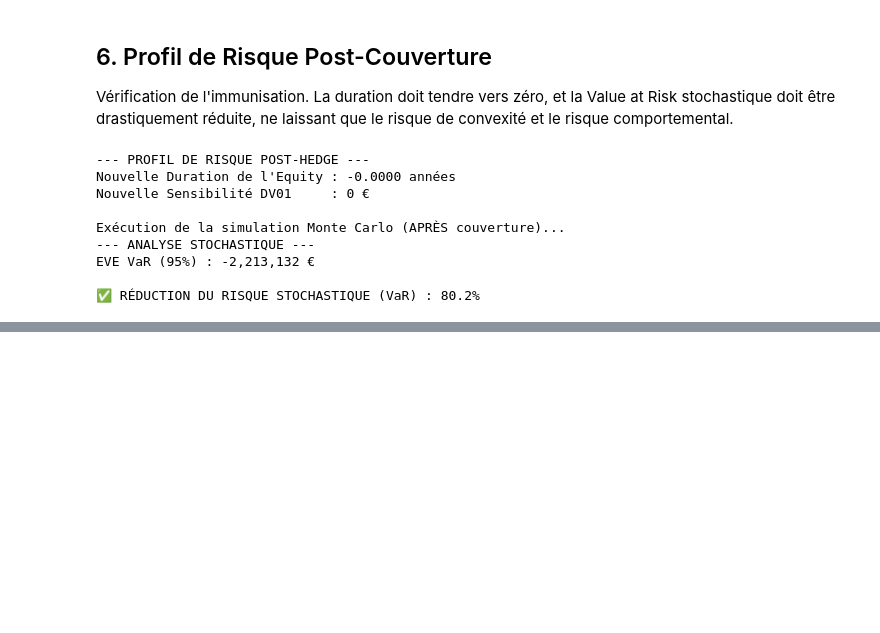
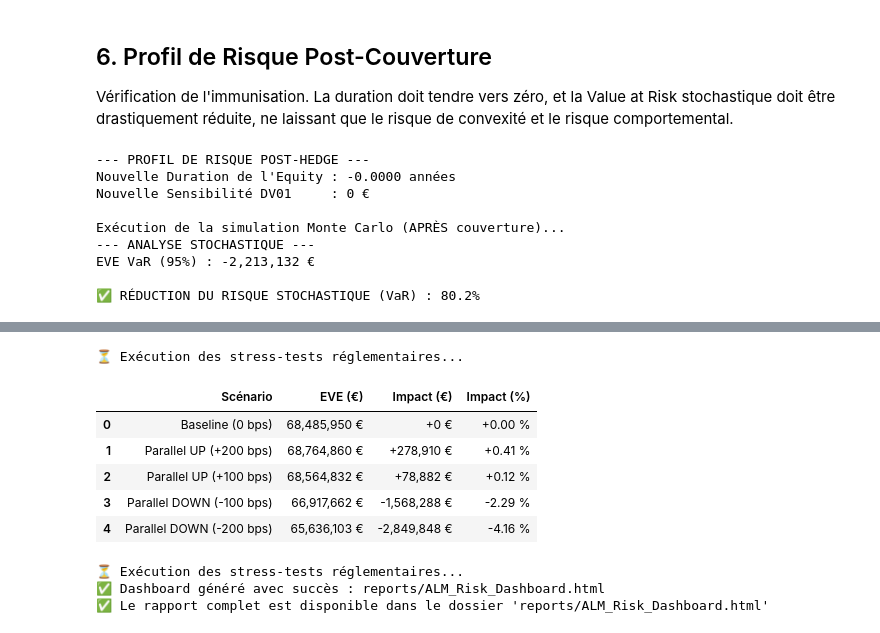
Before and after one commit to lucaspaulien/alm-stochastic-engine, a Jupyter notebook: notebooks/ALM_Showcase.ipynb, the cells around one changed output, grey strips where cells are left out. Saved outputs shown, nothing was run; the diff lists cells and outputs as text; code cells hidden in the pictures; blank space fills up the shorter version.

```diff
--- a/notebooks/ALM_Showcase.ipynb
+++ b/notebooks/ALM_Showcase.ipynb
@@ -160,0 +220,28 @@ EVE VaR (95%) : -2,213,132 €
+# %%
+from src.reporting import ReportGenerator
+
+# Génération des scénarios EBA
+reporter = ReportGenerator(bank, base_curve)
+df_results = reporter.run_eba_scenarios()
+
+# Affichage du DataFrame de résultats bruts
+display(df_results.style.format({
+    'EVE (€)': '{:,.0f} €',
+    'Impact (€)': '{:+,.0f} €',
+    'Impact (%)': '{:+.2f} %'
+}))
+
+# Génération et sauvegarde du Dashboard HTML interactif
+reporter.generate_html_dashboard()
+print("✅ Le rapport complet est disponible dans le dossier 'reports/ALM_Risk_Dashboard.html'")
+# %% [output]
+⏳ Exécution des stress-tests réglementaires...
+|  | Scénario | EVE (€) | Impact (€) | Impact (%) |
+| 0 | Baseline (0 bps) | 68,485,950 € | +0 € | +0.00 % |
+| 1 | Parallel UP (+200 bps) | 68,764,860 € | +278,910 € | +0.41 % |
+| 2 | Parallel UP (+100 bps) | 68,564,832 € | +78,882 € | +0.12 % |
+| 3 | Parallel DOWN (-100 bps) | 66,917,662 € | -1,568,288 € | -2.29 % |
+| 4 | Parallel DOWN (-200 bps) | 65,636,103 € | -2,849,848 € | -4.16 % |
+⏳ Exécution des stress-tests réglementaires...
+✅ Dashboard généré avec succès : reports/ALM_Risk_Dashboard.html
+✅ Le rapport complet est disponible dans le dossier 'reports/ALM_Risk_Dashboard.html'
```
Also changed, not shown: parts of 6 cells of this notebook, 5 other files.
